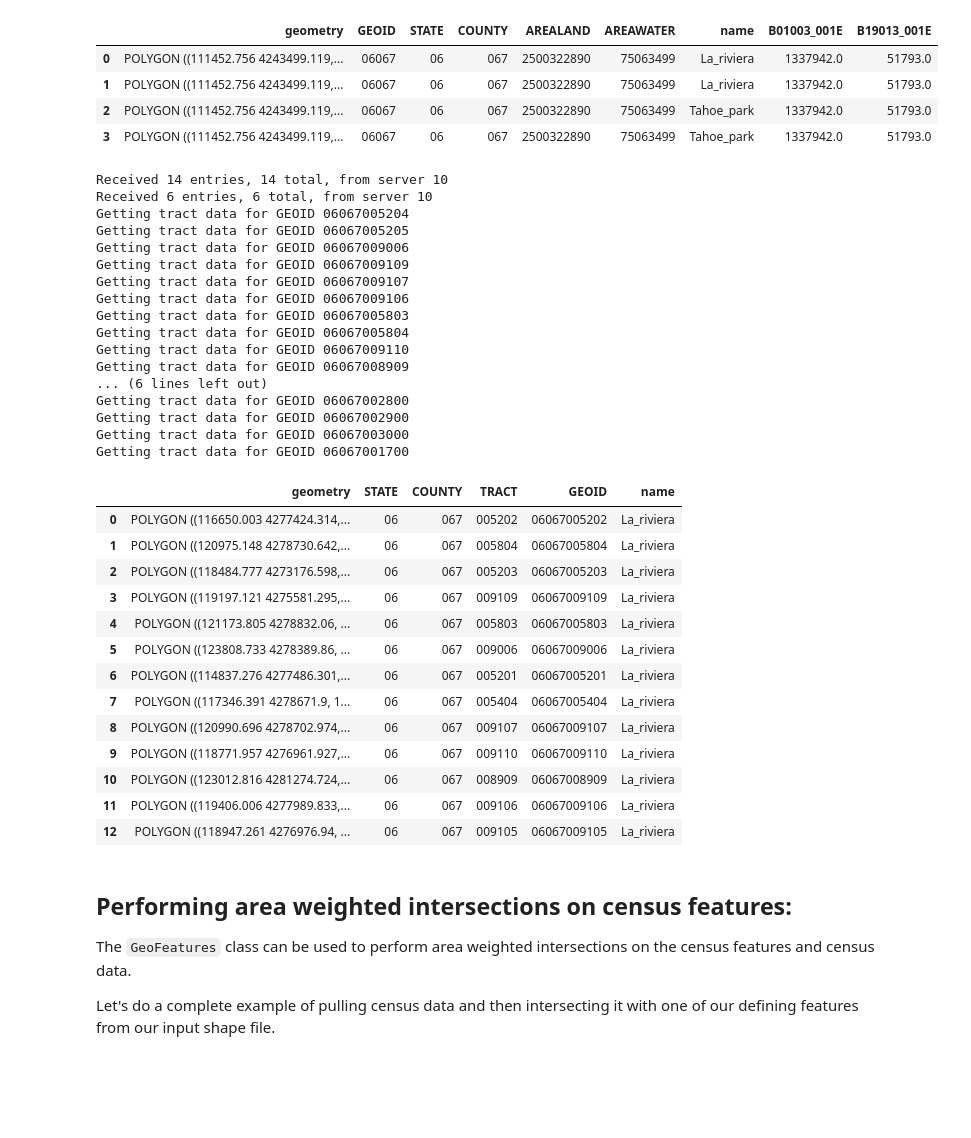
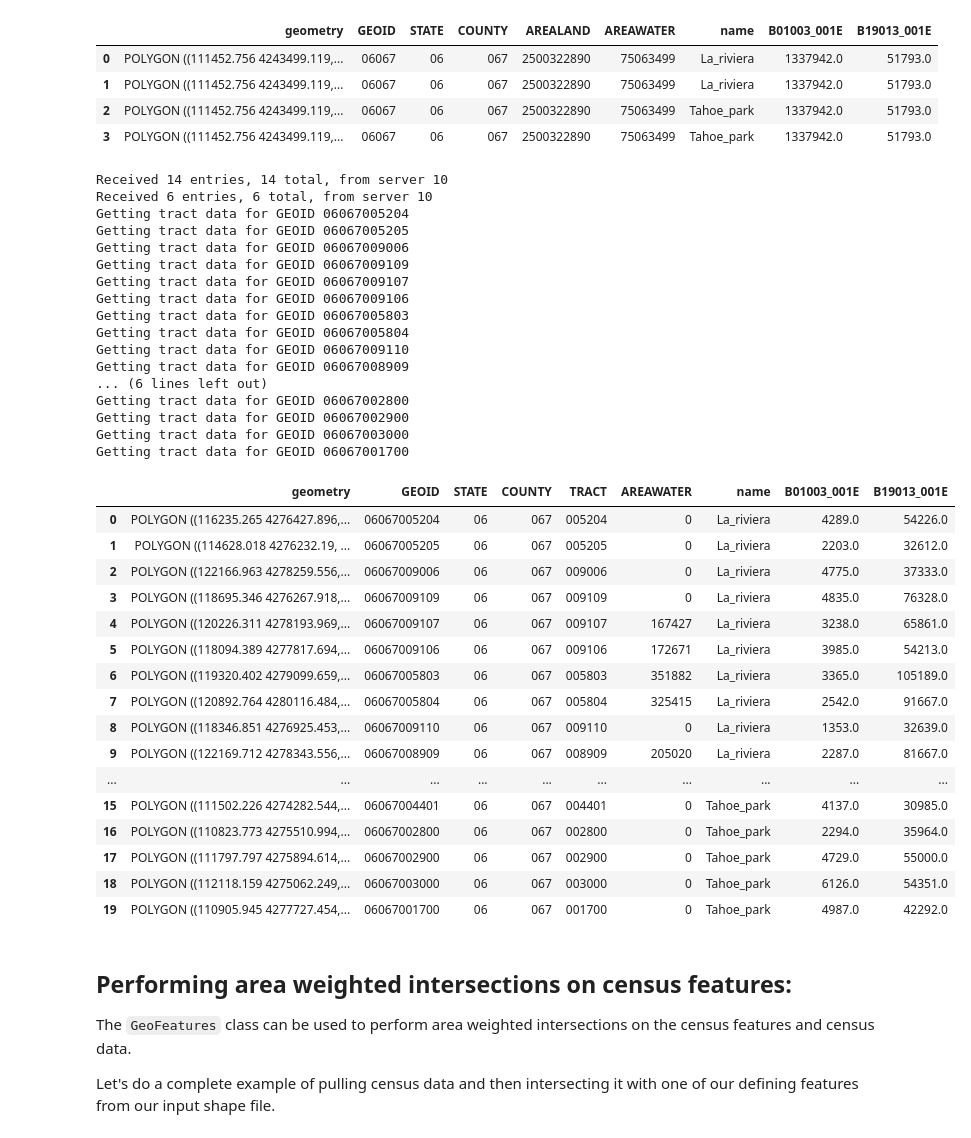
Before and after one commit to jlarsen-usgs/census-data-collector, a Jupyter notebook: examples/1 basic datacollector example.ipynb, the cells around one changed output. Saved outputs shown, nothing was run; the diff lists cells and outputs as text; code cells hidden in the pictures; blank space fills up the shorter version.

```diff
--- a/examples/1 basic datacollector example.ipynb
+++ b/examples/1 basic datacollector example.ipynb
@@ -246,48 +278,55 @@ Getting county data for GEOID 06067
 # An ACS5 example
 year = 2010
 level = "tract"
 
 tigweb = TigerWeb(gdf, field="name")
 tigweb.get_data(year, level=level)
 
-variables = (AcsVariables.population, AcsVariables.median_income)
+defaults = Acs5Defaults()
+dfd = defaults.dataframe
+dfd = dfd[dfd.name.isin(["population", "median_income"])]
+
+variables = dfd.cen_code.tolist()
 acs5 = Acs5(tigweb.features, year, apikey)
 acs5.get_data(level=level, variables=variables)
 
 features = acs5.features
 features
 # %% [output]
 Received 14 entries, 14 total, from server 10
 Received 6 entries, 6 total, from server 10
 Getting tract data for GEOID 06067005204
 Getting tract data for GEOID 06067005205
 Getting tract data for GEOID 06067009006
 Getting tract data for GEOID 06067009109
 Getting tract data for GEOID 06067009107
 Getting tract data for GEOID 06067009106
 Getting tract data for GEOID 06067005803
 Getting tract data for GEOID 06067005804
 Getting tract data for GEOID 06067009110
 Getting tract data for GEOID 06067008909
 ... (6 lines left out)
 Getting tract data for GEOID 06067002800
 Getting tract data for GEOID 06067002900
 Getting tract data for GEOID 06067003000
 Getting tract data for GEOID 06067001700
-|  | geometry | STATE | COUNTY | TRACT | GEOID | name |
-| 0 | POLYGON ((116650.003 4277424.314,... | 06 | 067 | 005202 | 06067005202 | La_riviera |
-| 1 | POLYGON ((120975.148 4278730.642,... | 06 | 067 | 005804 | 06067005804 | La_riviera |
-| 2 | POLYGON ((118484.777 4273176.598,... | 06 | 067 | 005203 | 06067005203 | La_riviera |
-| 3 | POLYGON ((119197.121 4275581.295,... | 06 | 067 | 009109 | 06067009109 | La_riviera |
-| 4 | POLYGON ((121173.805 4278832.06, ... | 06 | 067 | 005803 | 06067005803 | La_riviera |
-| 5 | POLYGON ((123808.733 4278389.86, ... | 06 | 067 | 009006 | 06067009006 | La_riviera |
-| 6 | POLYGON ((114837.276 4277486.301,... | 06 | 067 | 005201 | 06067005201 | La_riviera |
-| 7 | POLYGON ((117346.391 4278671.9, 1... | 06 | 067 | 005404 | 06067005404 | La_riviera |
-| 8 | POLYGON ((120990.696 4278702.974,... | 06 | 067 | 009107 | 06067009107 | La_riviera |
-| 9 | POLYGON ((118771.957 4276961.927,... | 06 | 067 | 009110 | 06067009110 | La_riviera |
-| 10 | POLYGON ((123012.816 4281274.724,... | 06 | 067 | 008909 | 06067008909 | La_riviera |
-| 11 | POLYGON ((119406.006 4277989.833,... | 06 | 067 | 009106 | 06067009106 | La_riviera |
-| 12 | POLYGON ((118947.261 4276976.94, ... | 06 | 067 | 009105 | 06067009105 | La_riviera |
+|  | geometry | GEOID | STATE | COUNTY | TRACT | AREAWATER | name | B01003_001E | B19013_001E |
+| 0 | POLYGON ((116235.265 4276427.896,... | 06067005204 | 06 | 067 | 005204 | 0 | La_riviera | 4289.0 | 54226.0 |
+| 1 | POLYGON ((114628.018 4276232.19, ... | 06067005205 | 06 | 067 | 005205 | 0 | La_riviera | 2203.0 | 32612.0 |
+| 2 | POLYGON ((122166.963 4278259.556,... | 06067009006 | 06 | 067 | 009006 | 0 | La_riviera | 4775.0 | 37333.0 |
+| 3 | POLYGON ((118695.346 4276267.918,... | 06067009109 | 06 | 067 | 009109 | 0 | La_riviera | 4835.0 | 76328.0 |
+| 4 | POLYGON ((120226.311 4278193.969,... | 06067009107 | 06 | 067 | 009107 | 167427 | La_riviera | 3238.0 | 65861.0 |
+| 5 | POLYGON ((118094.389 4277817.694,... | 06067009106 | 06 | 067 | 009106 | 172671 | La_riviera | 3985.0 | 54213.0 |
+| 6 | POLYGON ((119320.402 4279099.659,... | 06067005803 | 06 | 067 | 005803 | 351882 | La_riviera | 3365.0 | 105189.0 |
+| 7 | POLYGON ((120892.764 4280116.484,... | 06067005804 | 06 | 067 | 005804 | 325415 | La_riviera | 2542.0 | 91667.0 |
+| 8 | POLYGON ((118346.851 4276925.453,... | 06067009110 | 06 | 067 | 009110 | 0 | La_riviera | 1353.0 | 32639.0 |
+| 9 | POLYGON ((122169.712 4278343.556,... | 06067008909 | 06 | 067 | 008909 | 205020 | La_riviera | 2287.0 | 81667.0 |
+| ... | ... | ... | ... | ... | ... | ... | ... | ... | ... |
+| 15 | POLYGON ((111502.226 4274282.544,... | 06067004401 | 06 | 067 | 004401 | 0 | Tahoe_park | 4137.0 | 30985.0 |
+| 16 | POLYGON ((110823.773 4275510.994,... | 06067002800 | 06 | 067 | 002800 | 0 | Tahoe_park | 2294.0 | 35964.0 |
+| 17 | POLYGON ((111797.797 4275894.614,... | 06067002900 | 06 | 067 | 002900 | 0 | Tahoe_park | 4729.0 | 55000.0 |
+| 18 | POLYGON ((112118.159 4275062.249,... | 06067003000 | 06 | 067 | 003000 | 0 | Tahoe_park | 6126.0 | 54351.0 |
+| 19 | POLYGON ((110905.945 4277727.454,... | 06067001700 | 06 | 067 | 001700 | 0 | Tahoe_park | 4987.0 | 42292.0 |
 # %% [markdown]
 ## Performing area weighted intersections on census features:
 
```
Also changed, not shown: parts of 25 cells of this notebook, 3 other files.
